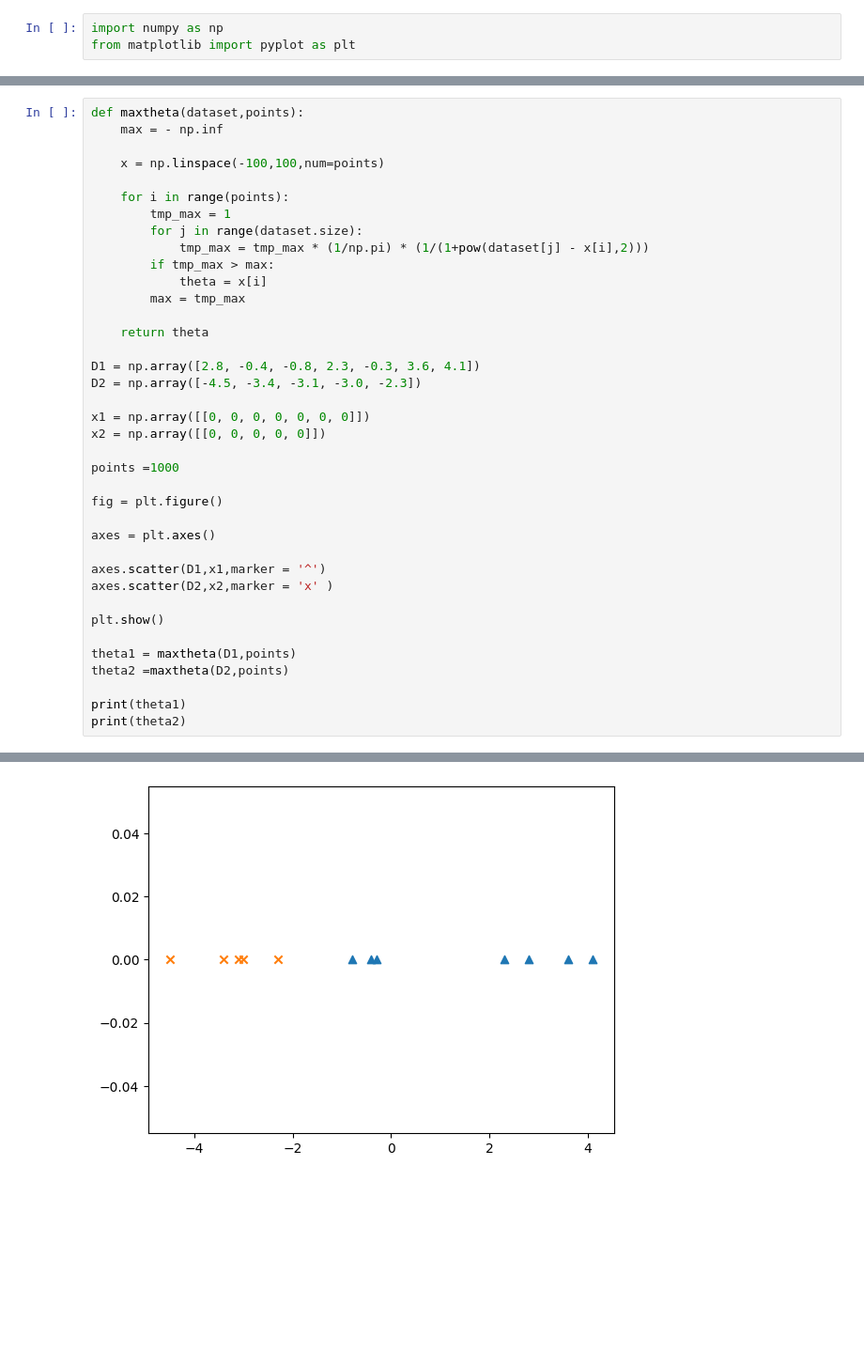
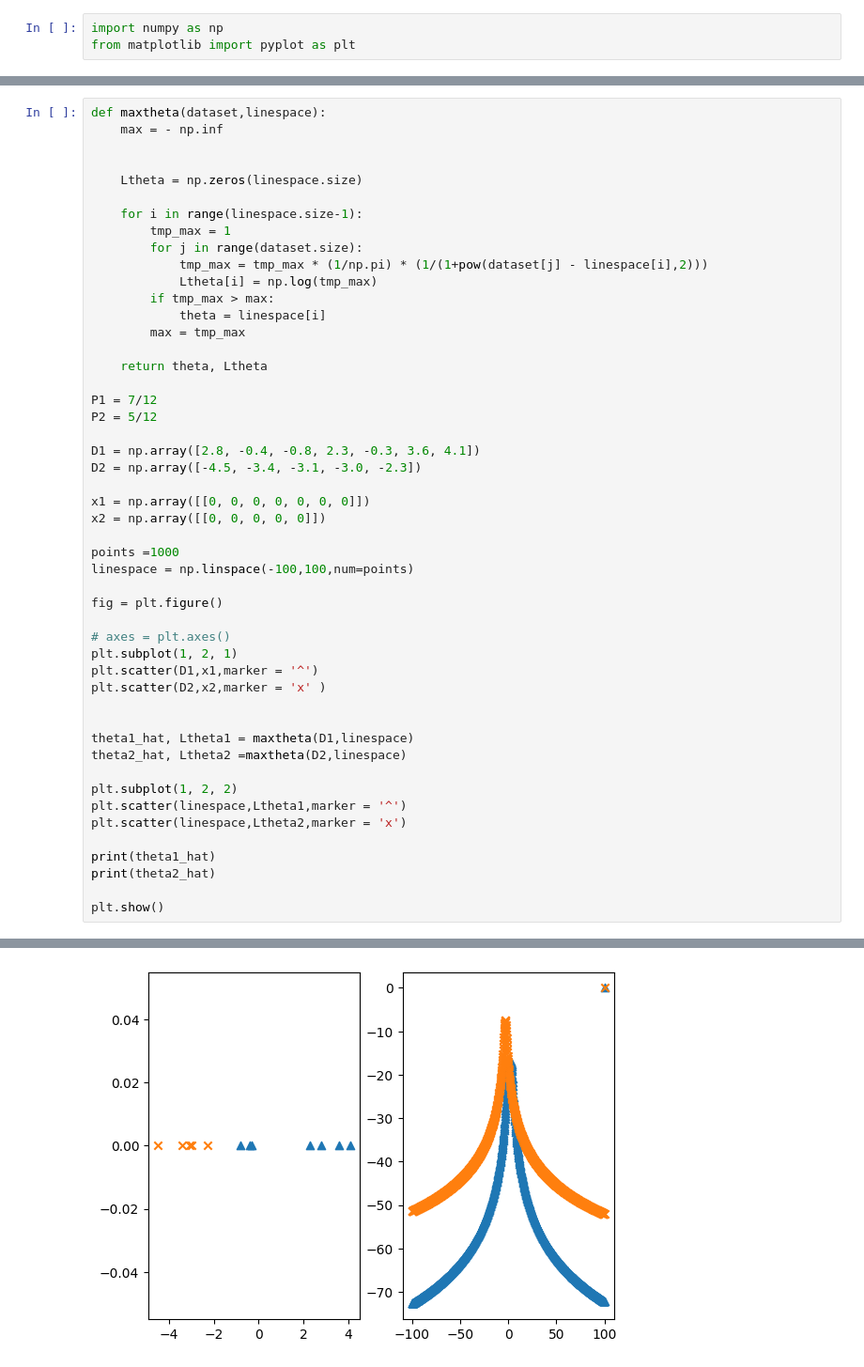
Before and after one commit to eegrigor/Pattern_Recognition_Assignment2, a Jupyter notebook: Grigorakis_9694_Kaimakamidis_9627_Assignment2.ipynb, the cells around one changed output, grey strips where cells are left out. Shown: that part at 94% size. Saved outputs shown, nothing was run; the diff lists cells and outputs as text; blank space fills up the shorter version.

```diff
--- a/Grigorakis_9694_Kaimakamidis_9627_Assignment2.ipynb
+++ b/Grigorakis_9694_Kaimakamidis_9627_Assignment2.ipynb
@@ -36,18 +33,23 @@ from matplotlib import pyplot as plt
 # %%
-def maxtheta(dataset,points):
+def maxtheta(dataset,linespace):
     max = - np.inf
 
-    x = np.linspace(-100,100,num=points)
 
-    for i in range(points):
+    Ltheta = np.zeros(linespace.size)
+
+    for i in range(linespace.size-1):
         tmp_max = 1
         for j in range(dataset.size):
-            tmp_max = tmp_max * (1/np.pi) * (1/(1+pow(dataset[j] - x[i],2)))
+            tmp_max = tmp_max * (1/np.pi) * (1/(1+pow(dataset[j] - linespace[i],2)))
+            Ltheta[i] = np.log(tmp_max)
         if tmp_max > max:
-            theta = x[i]
+            theta = linespace[i]
         max = tmp_max
 
-    return theta
+    return theta, Ltheta
+
+P1 = 7/12
+P2 = 5/12
 
 D1 = np.array([2.8, -0.4, -0.8, 2.3, -0.3, 3.6, 4.1])
 D2 = np.array([-4.5, -3.4, -3.1, -3.0, -2.3])
@@ -56,19 +58,25 @@ x1 = np.array([[0, 0, 0, 0, 0, 0, 0]])
 x2 = np.array([[0, 0, 0, 0, 0]])
 
 points =1000
+linespace = np.linspace(-100,100,num=points)
 
 fig = plt.figure()
 
-axes = plt.axes()
+# axes = plt.axes()
+plt.subplot(1, 2, 1)
+plt.scatter(D1,x1,marker = '^')
+plt.scatter(D2,x2,marker = 'x' )
 
-axes.scatter(D1,x1,marker = '^')
-axes.scatter(D2,x2,marker = 'x' )
+
+theta1_hat, Ltheta1 = maxtheta(D1,linespace)
+theta2_hat, Ltheta2 =maxtheta(D2,linespace)
+
+plt.subplot(1, 2, 2)
+plt.scatter(linespace,Ltheta1,marker = '^')
+plt.scatter(linespace,Ltheta2,marker = 'x')
+
+print(theta1_hat)
+print(theta2_hat)
 
 plt.show()
-
-theta1 = maxtheta(D1,points)
-theta2 =maxtheta(D2,points)
-
-print(theta1)
-print(theta2)
 # %% [output]
@@ -75 +85 @@ print(theta2)
-[figure, old version]
+[figure, new version]
```
Also changed, not shown: parts of 8 cells of this notebook.
